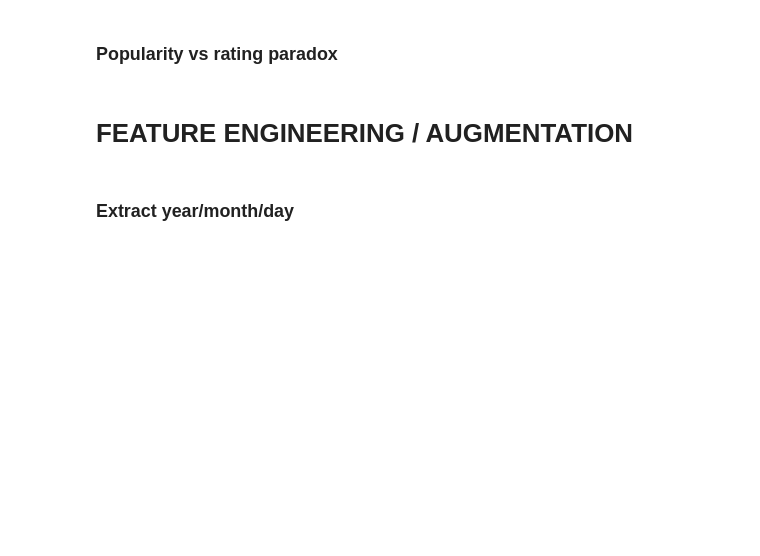
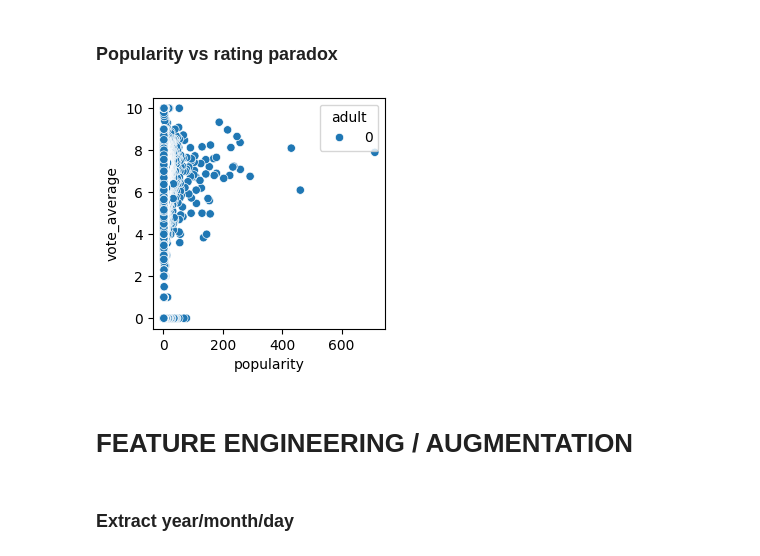
Before and after one commit to iqraghori/TMDB-API-Movie-Data-Analysis, a Jupyter notebook: the_movie_database_api.ipynb, the cells around one changed output. Drawn from its saved outputs; the diff is of its cells as text; code cells hidden in the pictures; blank space fills up the shorter version.

```diff
--- a/the_movie_database_api.ipynb
+++ b/the_movie_database_api.ipynb
@@ -170,0 +176,11 @@ The dataset is heavily imbalanced — a small number of movies dominate in both
+# %%
+m = df_movie['vote_count'].quantile(0.7).astype(int)
+c = df_movie['vote_average'].mean()
+
+def weighted_rating(x, m=m, c=c):
+  v = x['vote_count']
+  r = x['vote_average']
+  return (v/(v+m) * r) + (m/(m+v) * c)
+
+df_movie['weighted_rating'] = df_movie.apply(weighted_rating, axis = 1)
+df_movie.head(5)
@@ -171,5 +194,10 @@ The dataset is heavily imbalanced — a small number of movies dominate in both
 # %% [markdown]
 ### Popularity vs rating paradox
+# %%
+sns.scatterplot(data=df_movie, x='popularity', y='vote_average',hue='adult')
+plt.show()
+# %% [output]
+[figure, added]
 # %% [markdown]
 # **FEATURE ENGINEERING / AUGMENTATION**
 # %% [markdown]
```
Also changed, not shown: parts of 5 cells of this notebook.
